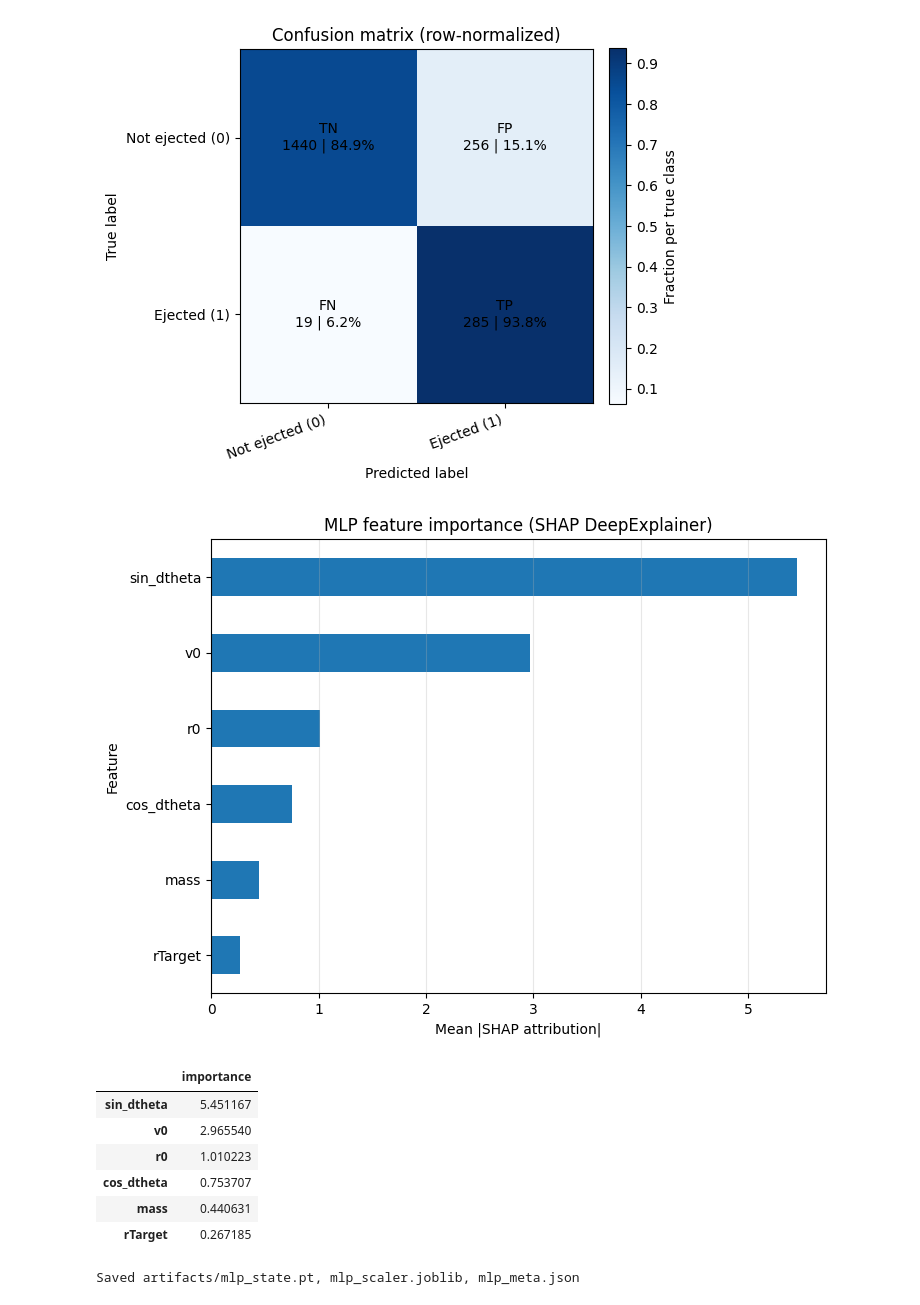
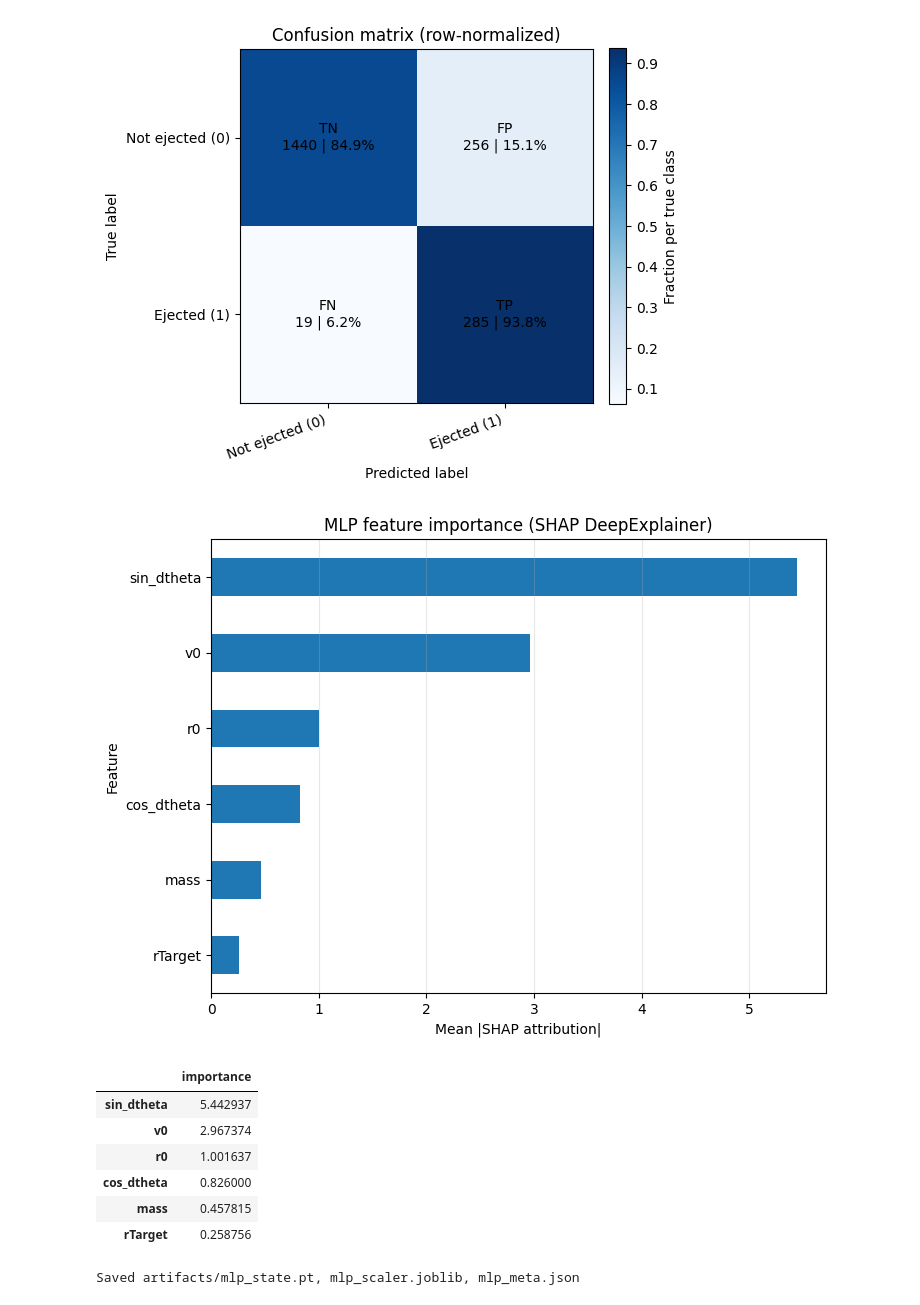
Before and after one commit to nikita-mazotov/RETINnA, a Jupyter notebook: ejection_classification/intruder_MLP.ipynb, the cells around one changed output. Cells and saved outputs as stored; diff of their text form; code cells hidden in the pictures.

Commit message:
Fixed SHAP in MLP

```diff
--- a/ejection_classification/intruder_MLP.ipynb
+++ b/ejection_classification/intruder_MLP.ipynb
@@ -202,12 +202,6 @@ weighted avg      0.917     0.863     0.877      2000
 [figure]
 # %%
 # === SHAP (PyTorch DeepExplainer) with 2D output wrapper ===
-import shap
-import numpy as np
-import pandas as pd
-import matplotlib.pyplot as plt
-import torch
-import torch.nn as nn
 
 # 1) Wrap your trained model to produce (N,1) logits
 class Model2D(nn.Module):
@@ -215,10 +209,8 @@ class Model2D(nn.Module):
         super().__init__()
         self.base = base
     def forward(self, x):
-        out = self.base(x)          # shape (N,) from your MLP
-        if out.dim() == 1:
-            out = out.unsqueeze(1)  # -> (N,1) for SHAP
-        return out
+        out = self.base(x)             # (N,) from your MLP
+        return out.unsqueeze(1) if out.dim() == 1 else out  # (N,1)
 
 shap_model = Model2D(model).to(device).eval()
 
@@ -227,58 +219,60 @@ def stack_loader(loader, limit=None):
     xs, total = [], 0
     for xb, _ in loader:
         arr = xb.cpu().numpy()
-        xs.append(arr)
-        total += len(arr)
-        if limit is not None and total >= limit:
-            break
+        xs.append(arr); total += len(arr)
+        if limit is not None and total >= limit: break
     X = np.concatenate(xs, axis=0)
     return X[:limit] if limit else X
 
-X_bg      = stack_loader(train_loader, limit=512)    # background distribution
-X_explain = stack_loader(test_loader,  limit=4000)   # slice to explain
+X_bg      = stack_loader(train_loader, limit=2048)   # background pool
+X_explain = stack_loader(test_loader,  limit=4000)   # points to explain
+
+# (Optional) compress background via k-means for speed
+# bg_np = shap.kmeans(X_bg, 128).data
+# bg_t  = torch.from_numpy(bg_np).float().to(device)
 
 bg_t  = torch.from_numpy(X_bg).float().to(device)
 exp_t = torch.from_numpy(X_explain).float().to(device)
 
-# 3) DeepExplainer (PyTorch backend) on logits
+# 3) DeepExplainer on logits
 explainer = shap.DeepExplainer(shap_model, bg_t)
-# For 1-output models, SHAP may return (N, F, 1) — squeeze to (N, F)
+
+# 4) Compute SHAP values and normalize to (N, F)
+shap_raw = explainer.shap_values(exp_t)      # list for multi-output; array for single
+shap_vals = shap_raw[0] if isinstance(shap_raw, list) else shap_raw
 shap_vals = np.asarray(shap_vals, dtype=float)
-if shap_vals.ndim == 3 and shap_vals.shape[-1] == 1:
-    shap_vals = shap_vals[..., 0]          # -> (N, F)
+if shap_vals.ndim == 3 and shap_vals.shape[-1] == 1:  # sometimes (N, F, 1)
+    shap_vals = shap_vals[..., 0]
 elif shap_vals.ndim != 2:
     raise ValueError(f"Unexpected SHAP shape {shap_vals.shape}; expected (N,F) or (N,F,1)")
 
-# Mean |SHAP| per feature → 1-D vector length = n_features
+# 5) Mean |SHAP| per feature
 importances = np.mean(np.abs(shap_vals), axis=0).ravel()
-
-# Sanity check matches your feature list
-nF = importances.shape[0]
-if len(feat_names) != nF:
-    raise ValueError(f"feat_names length {len(feat_names)} != importances length {nF}")
+if len(feat_names) != importances.shape[0]:
+    raise ValueError(f"feat_names ({len(feat_names)}) != SHAP dims ({importances.shape[0]})")
 
 imp_series = pd.Series(importances, index=list(feat_names), dtype=float).sort_values(ascending=True)
 
-# Plot like BDT gain bars (top 15)
+# 6) Plot like BDT gain bars
 plt.figure(figsize=(7.5, 5.5))
 imp_series.tail(15).plot(kind="barh")
 plt.xlabel("Mean |SHAP attribution|")
 plt.ylabel("Feature")
 plt.title("MLP feature importance (SHAP DeepExplainer)")
 plt.grid(True, axis="x", alpha=0.3)
 plt.tight_layout()
 plt.show()
 
 display(imp_series.sort_values(ascending=False).to_frame("importance").head(20))
 # %% [output]
-[figure, old version]
+[figure, new version]
 |  | importance |
-| sin_dtheta | 5.451167 |
-| v0 | 2.965540 |
-| r0 | 1.010223 |
-| cos_dtheta | 0.753707 |
-| mass | 0.440631 |
-| rTarget | 0.267185 |
+| sin_dtheta | 5.442937 |
+| v0 | 2.967374 |
+| r0 | 1.001637 |
+| cos_dtheta | 0.826000 |
+| mass | 0.457815 |
+| rTarget | 0.258756 |
 # %%
 os.makedirs("artifacts", exist_ok=True)
 
```
Also changed, not shown: parts of 1 cell of this notebook, 2 other files.
